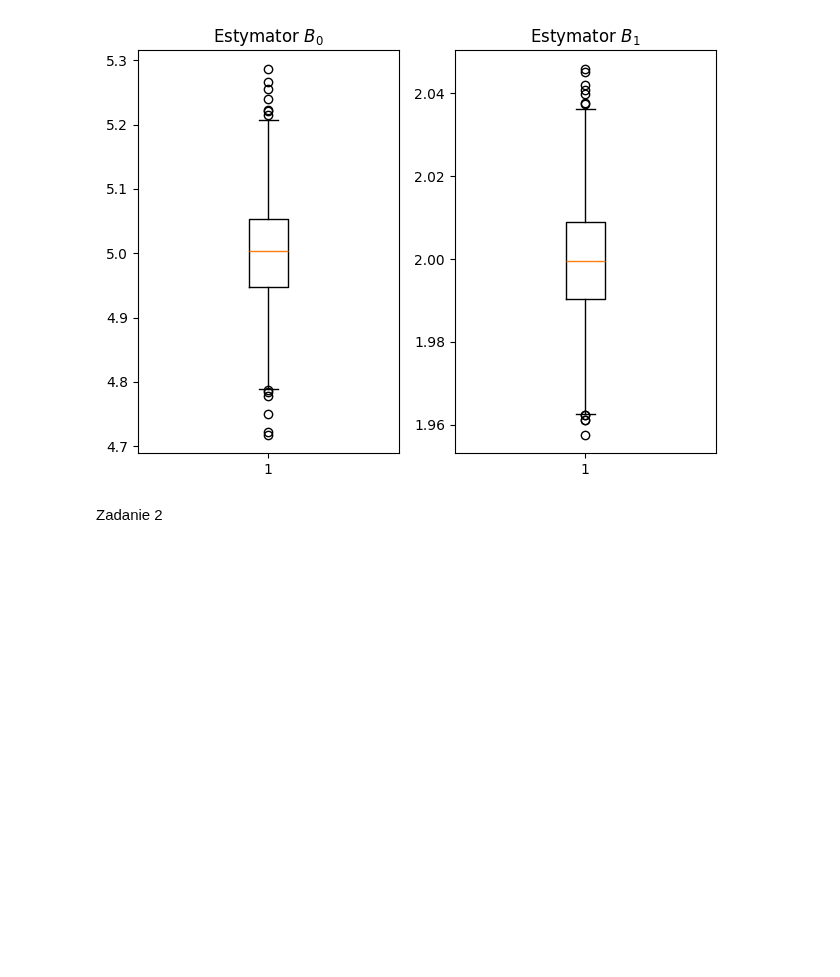
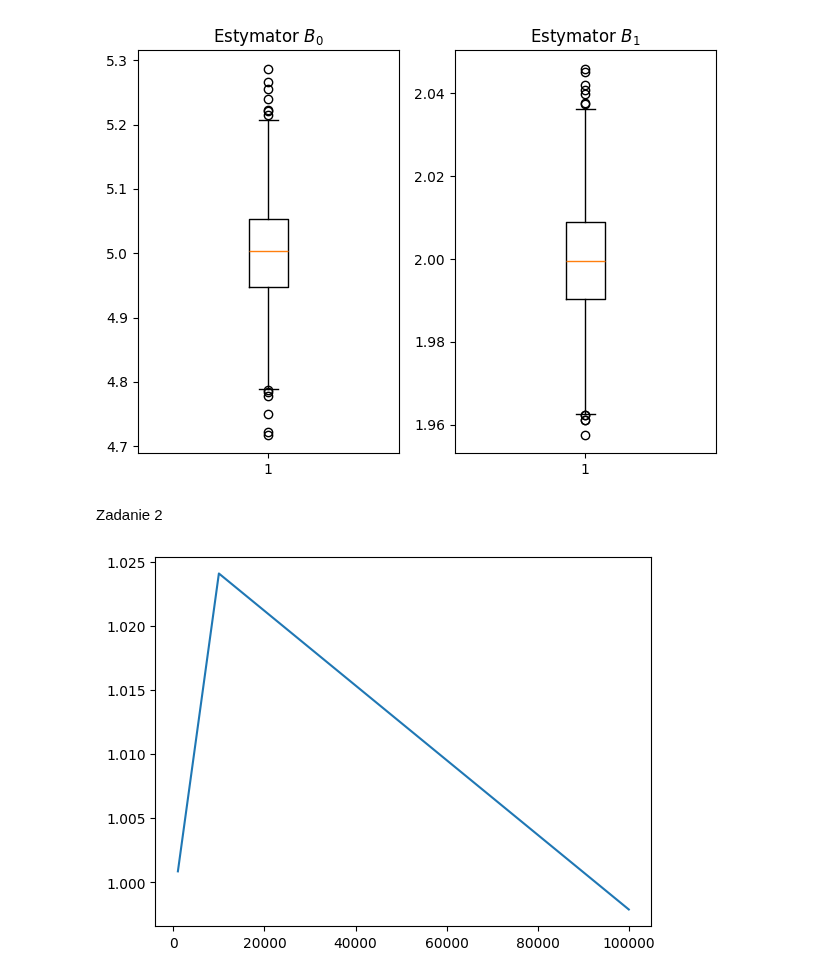
Before and after one commit to rafglo/Computer-Analysis-of-Time-Series, a Jupyter notebook: lista2.ipynb, the cells around one changed output. Saved outputs shown, nothing was run; the diff lists cells and outputs as text; code cells hidden in the pictures; blank space fills up the shorter version.

```diff
--- a/lista2.ipynb
+++ b/lista2.ipynb
@@ -79,0 +89,8 @@ Zadanie 2
+# %%
+xs = [np.random.normal(0,1,n) for n in ns]
+# %%
+ys = [beta * xs[i] + epsis[i] for i in range(len(ns))]
+# %%
+beta_estims = [beta_1(xs[i], ys[i]) for i in range(len(ns))]
+# %%
+means = [np.mean(beta_e) for beta_e in beta_estims]
@@ -79,0 +99,5 @@ Zadanie 2
+# %%
+plt.plot(ns, means)
+plt.show()
+# %% [output]
+[figure, added]
```
Also changed, not shown: parts of 26 cells of this notebook.
